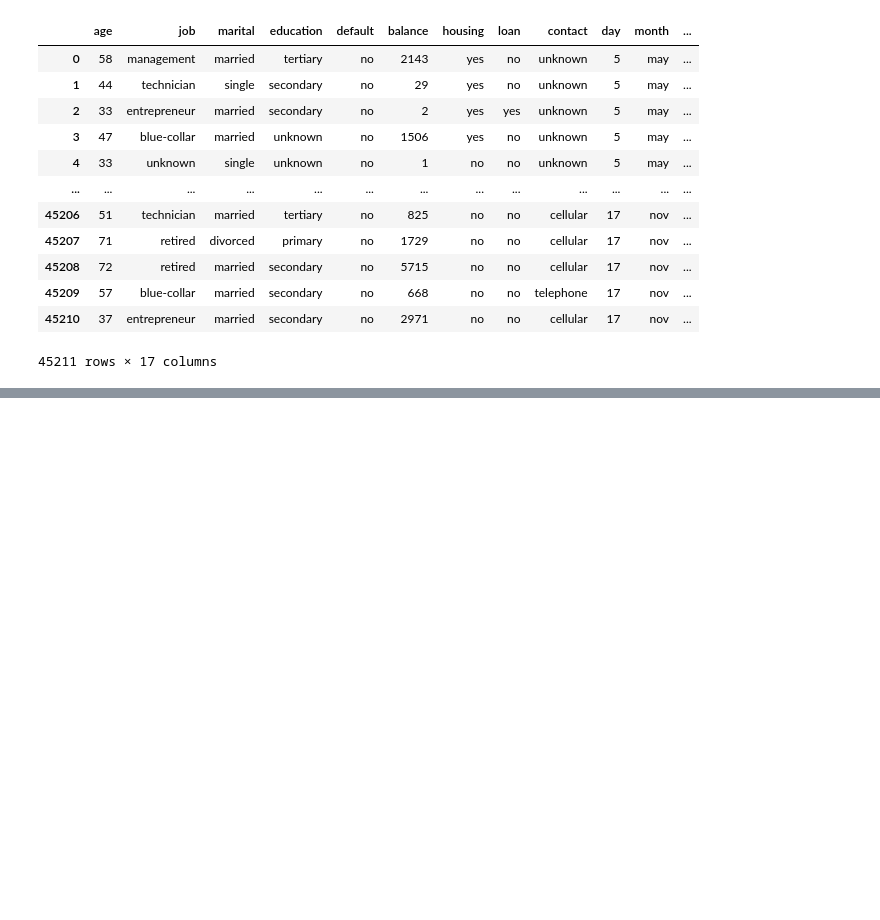
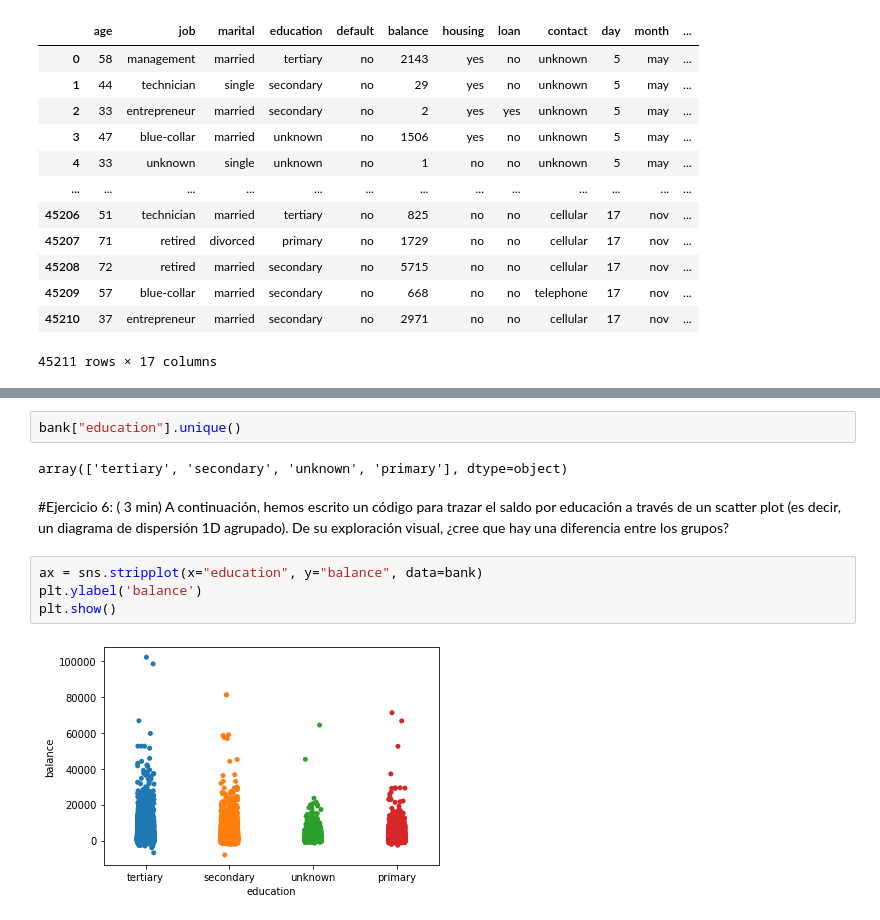
Before and after one commit to GiselaCS/Mujeres_Digitales, a Jupyter notebook: Inferencia_Estadistica.ipynb, the cells around one changed output, grey strips where cells are left out. Cells and saved outputs as stored; diff of their text form; blank space fills up the shorter version.

```diff
--- a/Inferencia_Estadistica.ipynb
+++ b/Inferencia_Estadistica.ipynb
@@ -147,0 +344,13 @@ bank
+# %%
+bank["education"].unique()
+# %% [output]
+array(['tertiary', 'secondary', 'unknown', 'primary'], dtype=object)
+# %% [markdown]
+#Ejercicio 6: ( 3 min)
+A continuación, hemos escrito un código para trazar el saldo por educación a través de un scatter plot (es decir, un diagrama de dispersión 1D agrupado). De su exploración visual, ¿cree que hay una diferencia entre los grupos?
+# %%
+ax = sns.stripplot(x="education", y="balance", data=bank)
+plt.ylabel('balance')
+plt.show()
+# %% [output]
+[figure, added]
```
Also changed, not shown: parts of 32 cells of this notebook.
